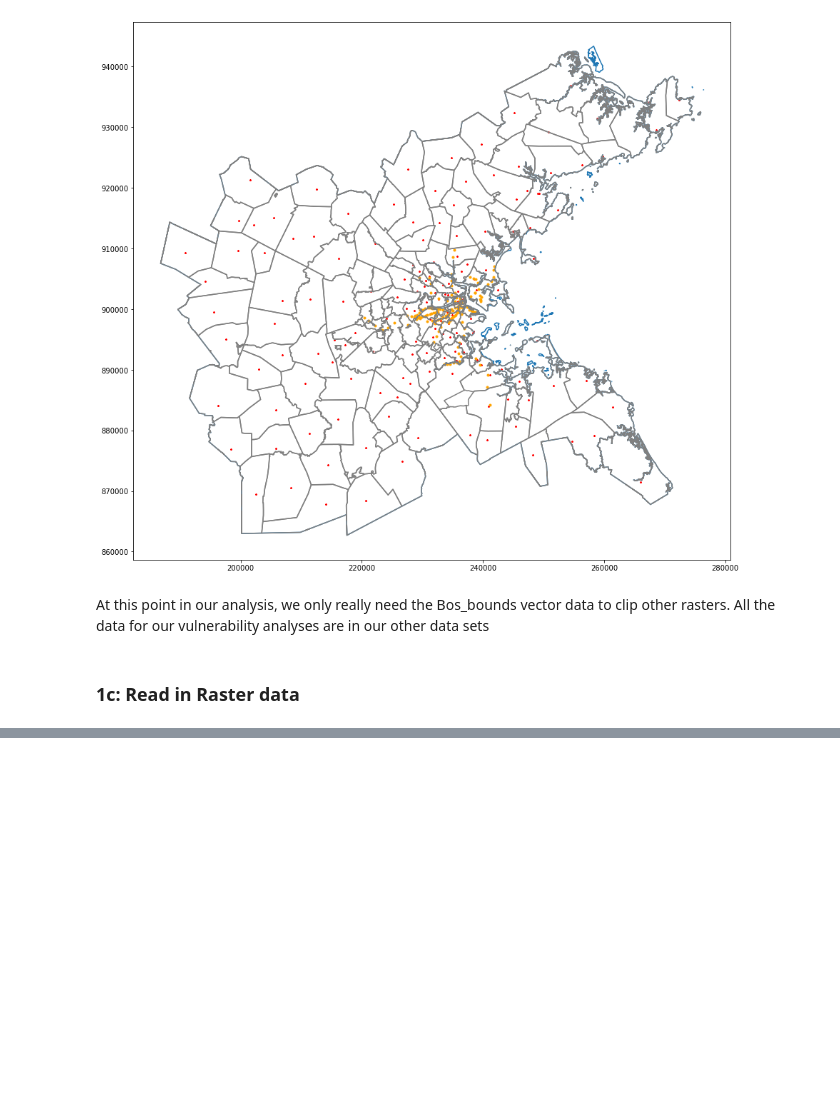
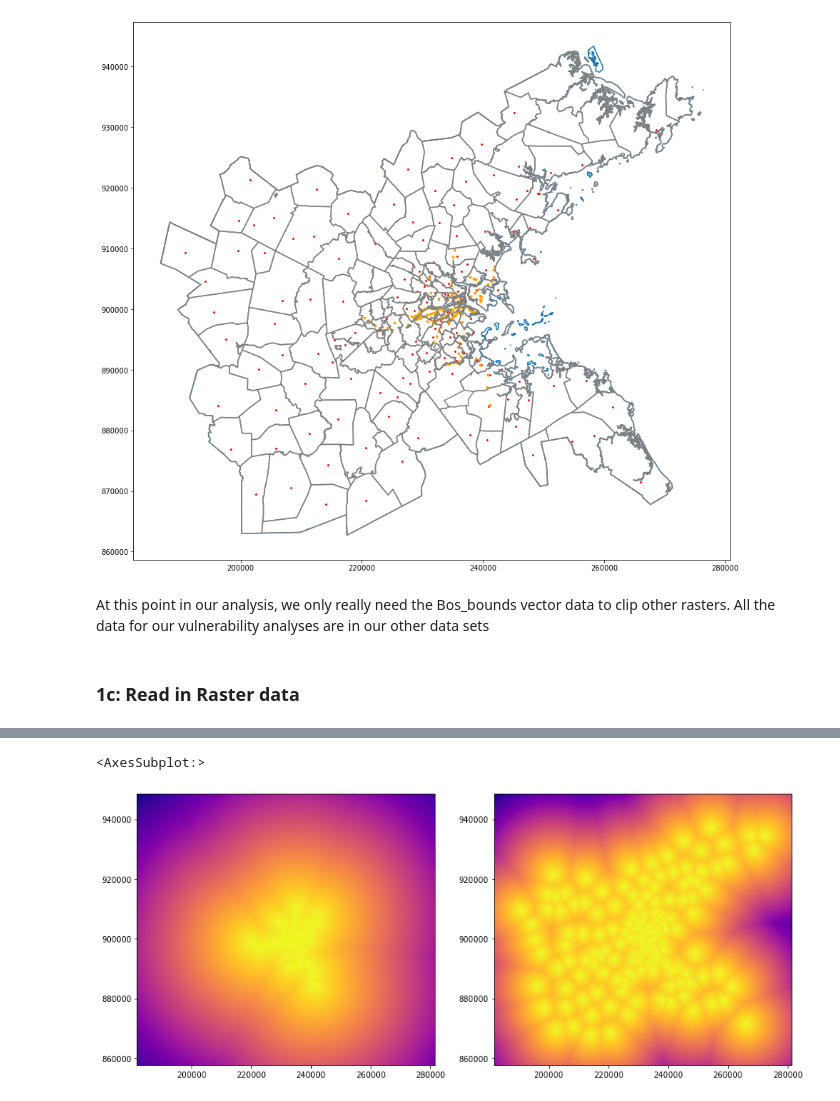
Before and after one commit to kschip97/uep239FinalProj, a Jupyter notebook: notebooks/uep239_FinalProj_SchipperKees.ipynb, the cells around one changed output, grey strips where cells are left out. Cells and saved outputs as stored; diff of their text form; code cells hidden in the pictures; blank space fills up the shorter version.

```diff
--- a/notebooks/uep239_FinalProj_SchipperKees.ipynb
+++ b/notebooks/uep239_FinalProj_SchipperKees.ipynb
@@ -219,0 +245,13 @@ print(res, "\n", crs, "\n", nodata, "\n", bounds, "\n", shape)
+# %%
+# now we can make a distance matrix, and set the resolution to be equivalent to that of the tree cover matrix
+mbta_dist = ndimage.distance_transform_edt(mbta_ras) * res[0]
+Lib_dist = ndimage.distance_transform_edt(Libs_ras) * res[0]
+
+# let's see how our distance rasters look with some pretty colors
+fig, (ax1, ax2) = plt.subplots(1, 2, figsize = (15, 20))
+
+show(mbta_dist, transform = transform, ax = ax1, cmap = 'plasma_r')
+show(Lib_dist, transform = transform, ax = ax2, cmap = 'plasma_r')
+# %% [output]
+<AxesSubplot:>
+[figure, added]
```
Also changed, not shown: parts of 14 cells of this notebook.
